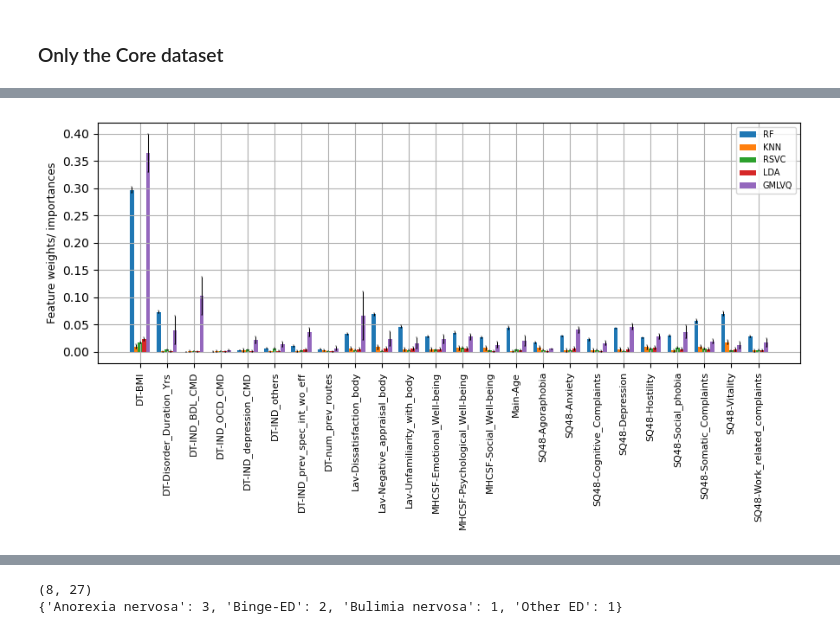
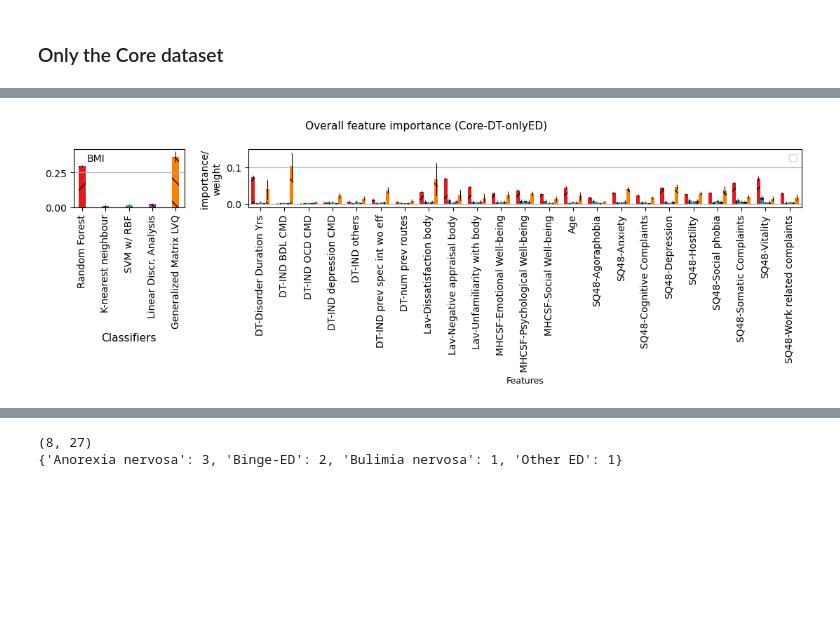
Before and after one commit to SrGh31/ED-profiling, a Jupyter notebook: Prediction_EDTypes_Severity.ipynb, the cells around one changed output, grey strips where cells are left out. Saved outputs shown, nothing was run; the diff lists cells and outputs as text; code cells hidden in the pictures; blank space fills up the shorter version.

Commit message:
Updated all ticklabels in clustering and classification, all figures ready, added classification based profiles in both true and normalized scales

```diff
--- a/Prediction_EDTypes_Severity.ipynb
+++ b/Prediction_EDTypes_Severity.ipynb
@@ -428,36 +506,50 @@ KNN-Test
 # %%
-select_keys1=['RF', 'KNN','RSVC', 'LDA','GMLVQ']
-select_keys2=['GNB','LGMLVQ2', 'LogLASSO']
-fs, choice=9, 1.1
-exp_name=save_dict[choice]
-X=dataset_types[choice]['mice_zXtrain']
-fimp_all=fimp_all_exps[choice]
-adapted_combo_cols=X.columns
-ind = np.arange(len(adapted_combo_cols))  # the x locations for the groups
-width = 0.15  # the width of the bars
-shifts=[-0.3,-0.15,0.0,0.15,0.30]
-fig, ax = plt.subplots(1,1, figsize=(9,5))
-rects_all={}
+ind2=ind#[1:]
+bar_width = 0.15  # the width of the bars
+shifts=[-0.3,-0.15,0.0,0.15,0.30]#fig, ax = plt.subplots(1,2, figsize=(9,5))
+fig = plt.figure(constrained_layout=True, figsize=(11,5))
+widths, ax_all = [0.2,1],[]
+spec = fig.add_gridspec(ncols=2, nrows=2, width_ratios=widths)
+for colnum in range(2):
+    ax_all.append(fig.add_subplot(spec[colnum]))
+ax=ax_all[1]
+rects_all, bmi_all={},{}
+fimp_tabulate={}
 for idx,key in enumerate(select_keys1):
     if key in use_permutation_imp:
         bardata, err=np.mean(fimp_all[key]['All'], axis=1), np.std(fimp_all[key]['All'], axis=1)
     else:
         bardata, err=np.mean(fimp_all[key]['All'], axis=0), np.std(fimp_all[key]['All'], axis=0)
-    rects_all[key] = ax.bar(ind +shifts[idx], bardata, width, yerr=err, label=key,
-                           error_kw=dict(lw=0.75, capsize=0.5, capthick=0.3))
-ax.set_ylabel('Feature weights/ importances', fontsize=fs)
-#ax.set_title('Scores by group and gender')
+    rects_all[key] = ax.bar(ind2 +shifts[idx], bardata[1:], bar_width, yerr=err[1:], label=key,
+                           error_kw=dict(lw=0.75, capsize=0.5, capthick=0.3), hatch=patterns[idx], color=colors[idx])
+    ax_all[0].bar(idx, bardata[0], yerr=err[0], hatch=patterns[idx], color=colors[idx], width=bar_width*2, error_kw=dict(lw=0.75, capsize=0.5, capthick=0.3))
+    if idx==0:
+        ax_all[0].annotate('BMI', xy=(0.2, 0.33))
+    mean_err=(np.column_stack((bardata, err))).flatten()
+    fimp_tabulate[key]=mean_err
+fimp_tabulate=pd.DataFrame.from_dict(data=fimp_tabulate).T
+fimp_tabulate.columns=res_df_colname
+#ax.set_ylabel('Feature weights/ importances', fontsize=fs-3)
+ax.set_xlabel('Features', fontsize=fs-1)
 ax.set_xticks(ind)
-ax.set_xticklabels(adapted_combo_cols, rotation=90, fontsize=fs-1)
-ax.legend(fontsize=fs-2)
-ax.grid()
+ax.set_xticklabels(show_col_names[1:], rotation=90, fontsize=fs)
+ax.legend('')
+ax.set_ylabel('importance/ \nweight', fontsize=fs)
+ax.grid(axis='y')
+ax.set_ylim(-0.01,0.15)
+ax.set_xlim(-0.5,len(show_col_names)-1.5)
+ax_all[0].set_xticks(np.arange(0,len(select_keys1)))
+ax_all[0].set_xticklabels(classifier_name1, rotation=90, fontsize=fs)
+ax_all[0].grid(axis='y')
+ax_all[0].set_xlabel('Classifiers', fontsize=fs+1)
+fig.suptitle('Overall feature importance (%s)'%exp_name, fontsize=fs+1)
 fig.tight_layout()
 plt.show()
-fig.savefig('figs/PDFs/classification/FIMP1%s.pdf'%exp_name, bbox_inches='tight', transparent=False,
+fig.savefig('figs/PDFs/classification/FIMP1%s_horz.pdf'%exp_name, bbox_inches='tight', transparent=False,
                pad_inches=0.01)
-fig.savefig('figs/PNGs/classification/FIMP1_%s.png'%exp_name, bbox_inches='tight', transparent=True,
+fig.savefig('figs/PNGs/classification/FIMP1_%s_horz.png'%exp_name, bbox_inches='tight', transparent=True,
                pad_inches=0.01)
 # %% [output]
-[figure, old version]
+[figure, new version]
 # %%
 select_keys2=['GNB','LGMLVQ2', 'LogLASSO']
```
Also changed, not shown: parts of 15 cells of this notebook, 57 other files.
